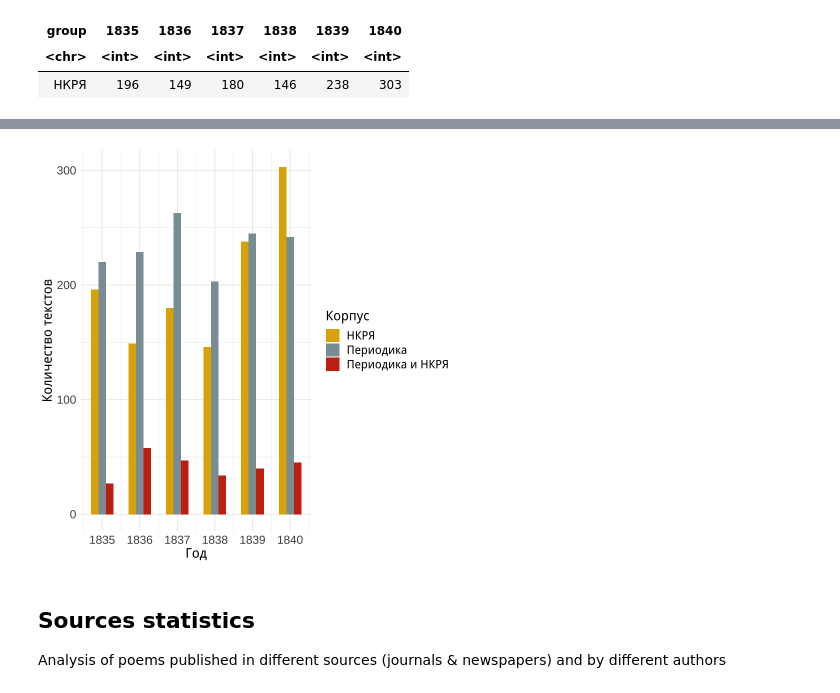
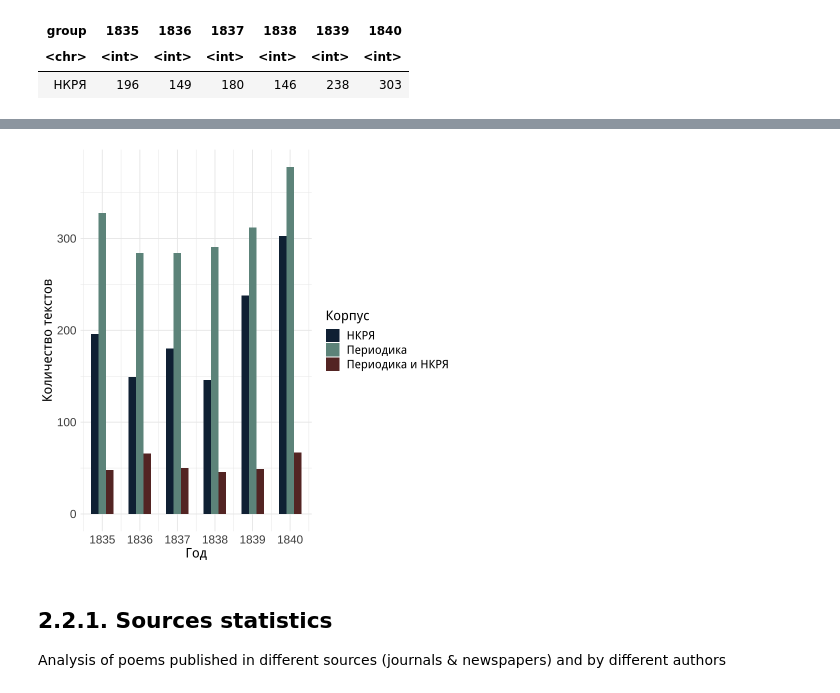
Before and after one commit to tonyamart/corpus35_pr, a Jupyter notebook: scr/02_chapter/02_2_periodicals_overview.ipynb, the cells around one changed output, grey strips where cells are left out. Cells and saved outputs as stored; diff of their text form; code cells hidden in the pictures.

```diff
--- a/scr/02_chapter/02_2_periodicals_overview.ipynb
+++ b/scr/02_chapter/02_2_periodicals_overview.ipynb
@@ -61,0 +75,3 @@ $ n_lines          <int> 100, 69, 16, 28, 400, 26, 14, 14, 18, 82, 54, 47, 91,
+# %%
+authors <- read.delim("../../meta/authors.tsv", sep = "\t")
+glimpse(authors)
@@ -61,0 +80,11 @@ $ n_lines          <int> 100, 69, 16, 28, 400, 26, 14, 14, 18, 82, 54, 47, 91,
+# %%
+per <- per_full %>%
+  select(-txt_raw, -text) %>%
+  left_join(per_texts, by = "text_ID") %>%
+  left_join(authors %>% rename(author_x = author), by = "A_ID") %>%
+  # for poems with authors not in authors_meta add author == author_sign
+  mutate(author = ifelse((A_ID == "" & author == ""), author_sign, author))
+
+glimpse(per)
+
+# save(per, file = "periodicals_full_data.Rda")
@@ -110,8 +181,8 @@ per %>%
 # %%
 periodicals <- per %>%
-    filter(n_lines > 3) %>%
     mutate(doublesCheck = str_extract(text_lemm, "^.*?\n.*?\n.*?\n")) %>%
-    mutate(doublesCheck = str_remove_all(doublesCheck, "[[:punct:]]|[[:space:]]"))
+    mutate(doublesCheck = str_remove_all(doublesCheck, "[[:punct:]]|[[:space:]]")) %>%
+    filter(text_raw != "") # remove empty lines
 
 glimpse(periodicals)
 # %% [output]
@@ -151,7 +222,7 @@ $ doublesCheck <chr> "ещевкругсолнцевневращатьсявпр
 # %%
 doubles_id <- periodicals %>%
     inner_join(nkrja19, by = "doublesCheck") %>%
-    select(index, id, year, author.x, author.y, doublesCheck, text_raw)
+    select(index, text_ID, year, author.x, author.y, doublesCheck, text_raw)
 
 doubles_id %>% select(-text_raw) %>% head
 # %% [output]
@@ -241,28 +312,29 @@ A tibble: 3 × 7
 # %%
 p2_2_1 <- counter_1835 %>%
     ggplot(aes(x = year, y = n, fill = group)) +
     geom_col(position = "dodge", width = 0.6) +
-    scale_fill_manual(values = c(
-                                wes_palette("Zissou1")[4],
-                                wes_palette("Royal1")[1],
-                                wes_palette("Royal1")[2])) +
+    scale_fill_manual(values = c(met.brewer("Veronese")[7], # dark blue
+                                 met.brewer("Veronese")[4], # light blue
+                                 met.brewer("Veronese")[1] # dark red
+                                )) +
     scale_x_continuous(breaks = 1835:1840) +
     theme(axis.text = element_text(size = 14),
          axis.title = element_text(size = 16),
          legend.title = element_text(size = 16, face = "bold"),
          legend.text = element_text(size = 14)) +
     labs(x = "Год",
         y = "Количество текстов",
         fill = "Корпус")
 
 p2_2_1
 # %% [output]
-[figure, old version]
+[figure, new version]
 # %%
 # ggsave(file = "plots/fig2_2_1.png", plot = p2_2_1, dpi = 300,
 #       width = 8, height = 6, bg = "white")
 # %% [markdown]
-## Sources statistics
+## 2.2.1. Sources statistics
+
 Analysis of poems published in different sources (journals & newspapers) and by different authors
 # %%
 glimpse(per)
```
Also changed, not shown: parts of 63 cells of this notebook, 3 other files.
